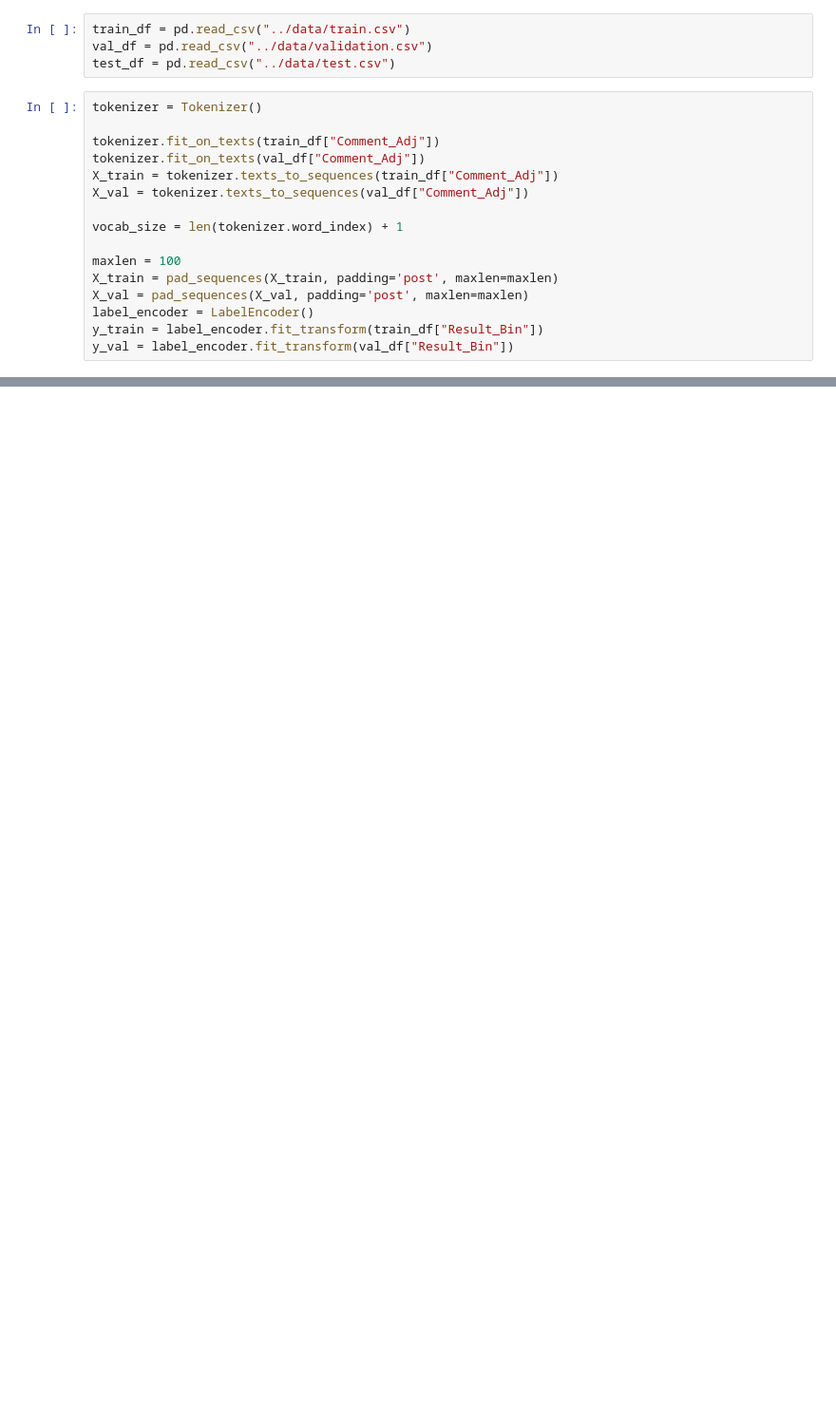
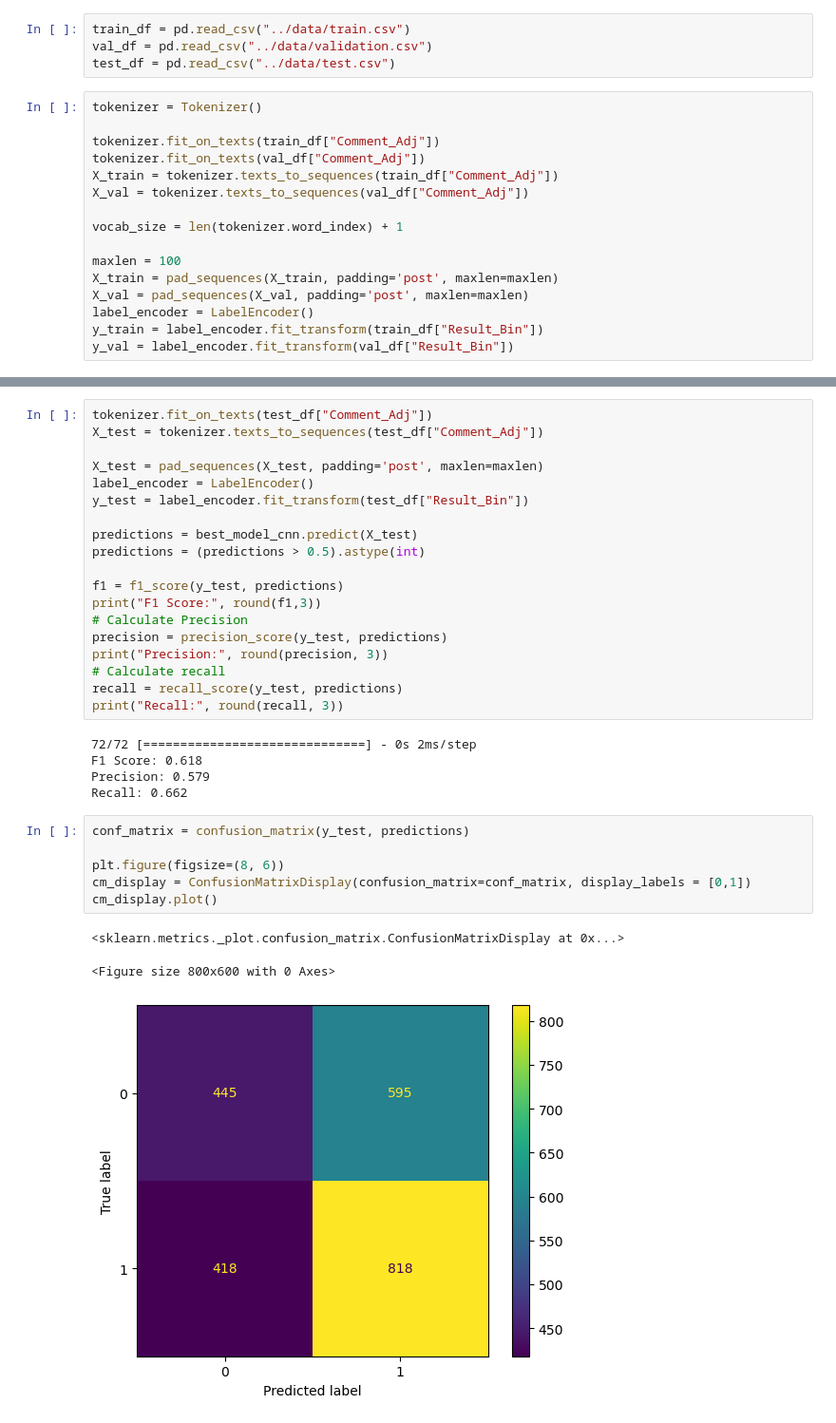
Before and after one commit to tulane-cmps6730/project-reddit, a Jupyter notebook: notebooks/Experiment-CNN.ipynb, the cells around one changed output, grey strips where cells are left out. Shown at 95% size. Drawn from its saved outputs; the diff is of its cells as text; blank space fills up the shorter version.

```diff
--- a/notebooks/Experiment-CNN.ipynb
+++ b/notebooks/Experiment-CNN.ipynb
@@ -138,0 +163,34 @@ AttributeError: EagerTensor object has no attribute 'astype'.
+# %%
+tokenizer.fit_on_texts(test_df["Comment_Adj"])
+X_test = tokenizer.texts_to_sequences(test_df["Comment_Adj"])
+
+X_test = pad_sequences(X_test, padding='post', maxlen=maxlen)
+label_encoder = LabelEncoder()
+y_test = label_encoder.fit_transform(test_df["Result_Bin"])
+
+predictions = best_model_cnn.predict(X_test)
+predictions = (predictions > 0.5).astype(int)
+
+f1 = f1_score(y_test, predictions)
+print("F1 Score:", round(f1,3))
+# Calculate Precision
+precision = precision_score(y_test, predictions)
+print("Precision:", round(precision, 3))
+# Calculate recall
+recall = recall_score(y_test, predictions)
+print("Recall:", round(recall, 3))
+# %% [output]
+72/72 [==============================] - 0s 2ms/step
+F1 Score: 0.618
+Precision: 0.579
+Recall: 0.662
+# %%
+conf_matrix = confusion_matrix(y_test, predictions)
+
+plt.figure(figsize=(8, 6))
+cm_display = ConfusionMatrixDisplay(confusion_matrix=conf_matrix, display_labels = [0,1])
+cm_display.plot()
+# %% [output]
+<sklearn.metrics._plot.confusion_matrix.ConfusionMatrixDisplay at 0x...>
+<Figure size 800x600 with 0 Axes>
+[figure, added]
```
Also changed, not shown: parts of 5 cells of this notebook, 3 other files.
